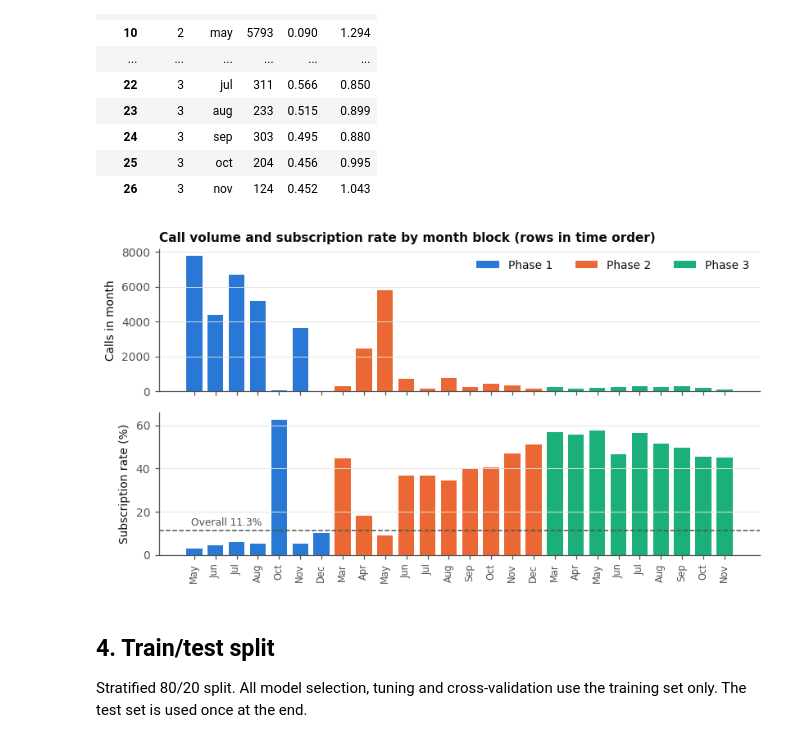
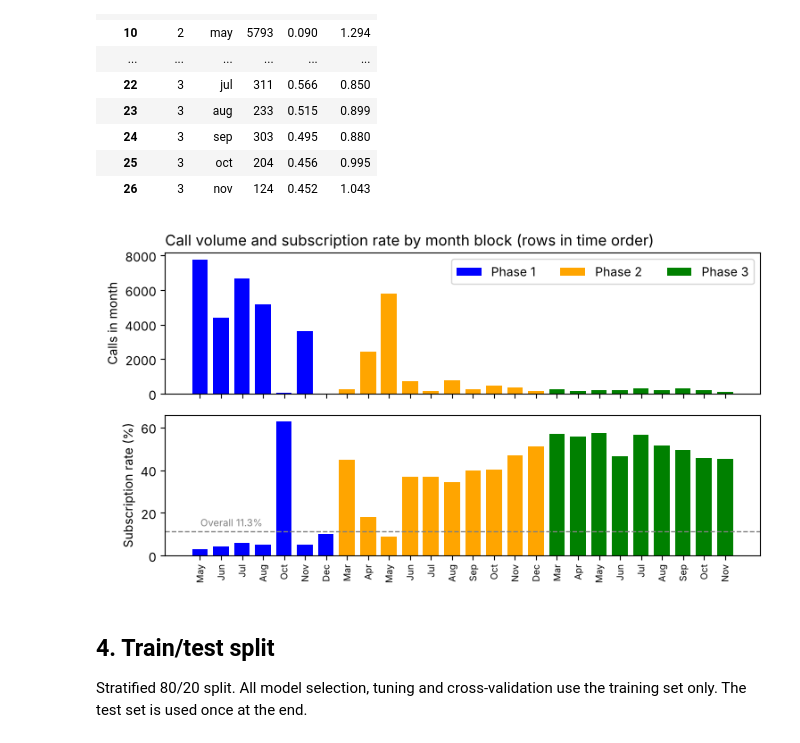
Before and after one commit to trungsyd2409/ml_stfd_stage_3, a Jupyter notebook: QuangTrungNguyen_Assessment3_Code_01112026.ipynb, the cells around one changed output. Cells and saved outputs as stored; diff of their text form; code cells hidden in the pictures.

Commit message:
fix color

```diff
--- a/QuangTrungNguyen_Assessment3_Code_01112026.ipynb
+++ b/QuangTrungNguyen_Assessment3_Code_01112026.ipynb
@@ -60,20 +60,8 @@ SEED = 42
 os.makedirs("figures", exist_ok=True)
 os.makedirs("tables", exist_ok=True)
 
-# Chart style: one text colour, light grid, fixed colour order for series
-INK, INK2, GRID = "#0b0b0b", "#52514e", "#e5e4e0"
-C_BLUE, C_ORANGE, C_AQUA, C_YELLOW, C_GREY = "#2a78d6", "#eb6834", "#1baf7a", "#eda100", "#8a8984"
-plt.rcParams.update({
-    "figure.dpi": 110, "savefig.dpi": 200, "font.size": 9,
-    "axes.edgecolor": INK2, "axes.labelcolor": INK, "axes.titlesize": 10,
-    "axes.titleweight": "bold", "axes.spines.top": False, "axes.spines.right": False,
-    "axes.grid": True, "grid.color": GRID, "grid.linewidth": 0.6,
-    "xtick.color": INK2, "ytick.color": INK2, "text.color": INK,
-    "legend.frameon": False, "lines.linewidth": 2,
-})
-
 def save(fig, name):
-    fig.savefig(f"figures/{name}.png", bbox_inches="tight", facecolor="white")
+    fig.savefig(f"figures/{name}.png", dpi=200, bbox_inches="tight")
     plt.show()
 # %%
 # The raw file wraps each row in quotes and doubles the inner quotes, so it is repaired before parsing
@@ -348,24 +336,24 @@ phase
 | 26 | 3 | nov | 124 | 0.452 | 1.043 |
 # %%
 # Figure: call volume and subscription rate for each month block, coloured by phase (two panels, no dual axis)
-phase_col = {1: C_BLUE, 2: C_ORANGE, 3: C_AQUA}
+phase_col = {1: "blue", 2: "orange", 3: "green"}
 xs = np.arange(len(per))
 fig, axes = plt.subplots(2, 1, figsize=(8.6, 4.4), sharex=True, gridspec_kw={"hspace": 0.15})
 for ph in [1, 2, 3]:
     m = per["phase"].values == ph
     axes[0].bar(xs[m], per["calls"].values[m], color=phase_col[ph], width=0.75, label=f"Phase {ph}")
     axes[1].bar(xs[m], per["rate"].values[m] * 100, color=phase_col[ph], width=0.75)
 axes[0].set_ylabel("Calls in month")
 axes[1].set_ylabel("Subscription rate (%)")
-axes[1].axhline(df["target"].mean() * 100, color=INK2, linestyle="--", linewidth=1)
-axes[1].text(1.5, df["target"].mean() * 100 + 2.5, f"Overall {df['target'].mean():.1%}", ha="center", fontsize=8, color=INK2)
+axes[1].axhline(df["target"].mean() * 100, color="gray", linestyle="--", linewidth=1)
+axes[1].text(1.5, df["target"].mean() * 100 + 2.5, f"Overall {df['target'].mean():.1%}", ha="center", fontsize=8, color="gray")
 axes[1].set_xticks(xs); axes[1].set_xticklabels(per["month"].str.title(), rotation=90, fontsize=7.5)
 axes[0].legend(loc="upper right", ncol=3)
 axes[0].set_title("Call volume and subscription rate by month block (rows in time order)", loc="left")
 for a in axes: a.grid(axis="x", visible=False)
 save(fig, "fig1_phase_volume")
 # %% [output]
-[figure, old version]
+[figure, new version]
 # %% [markdown]
 ## 4. Train/test split
 Stratified 80/20 split. All model selection, tuning and cross-validation use the training set only. The test set is used once at the end.
```
Also changed, not shown: parts of 14 cells of this notebook, 13 other files.
